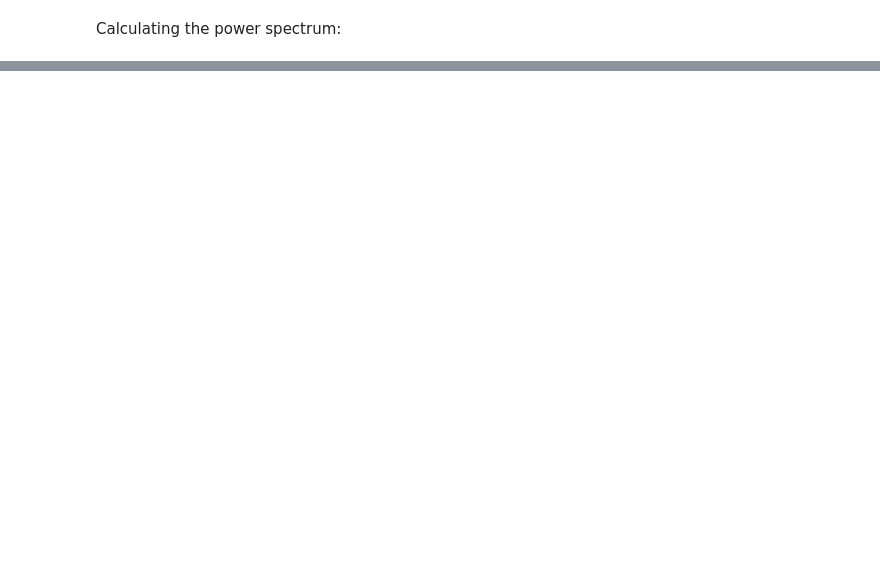
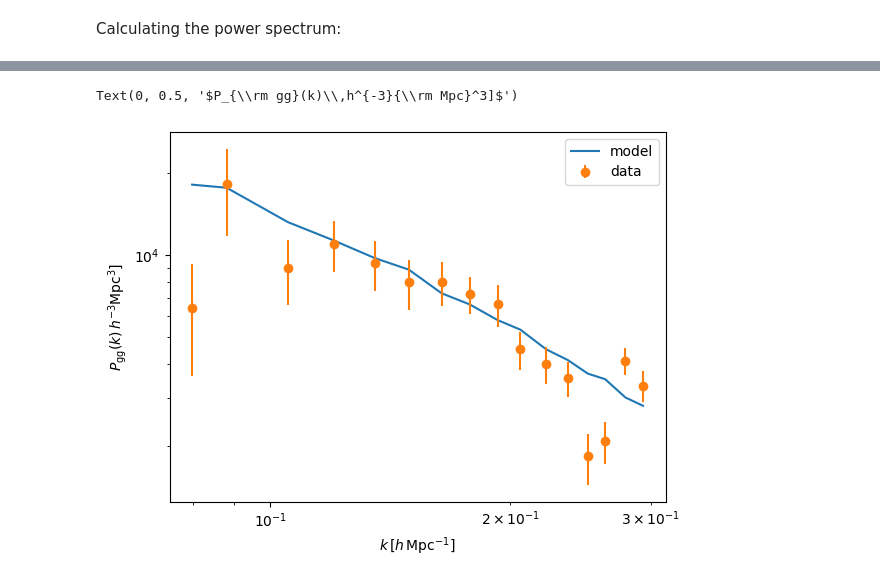
Before and after one commit to zhaotingchen/meer21cm, a Jupyter notebook: docs/source/examples/gama_cross.ipynb, the cells around one changed output, grey strips where cells are left out. Cells and saved outputs as stored; diff of their text form; code cells hidden in the pictures; blank space fills up the shorter version.

```diff
--- a/docs/source/examples/gama_cross.ipynb
+++ b/docs/source/examples/gama_cross.ipynb
@@ -302,0 +437,48 @@ kcuts = [0.052,0.031,0.175,None] #[kperpmin,kparamin,kperpmax,kparamax] (exclude
+# %%
+pmod_1d_gg,keff,_ = ps.get_1d_power(
+    'auto_power_tracer_2_model'
+)
+psn_1d_gg,keff,_ = ps.get_1d_power(
+    shot_noise_g,
+)
+pdata_1d_gg,keff,nmodes = ps.get_1d_power(
+    'auto_power_3d_2',
+)
+
+pmod_1d_cross,keff_c,_ = ps.get_1d_power(
+    'cross_power_tracer_model',
+    k1dweights=k_sel,
+)
+pdata_1d_cross,keff_c,nmodes_c = ps.get_1d_power(
+    'cross_power_3d',
+    k1dweights=k_sel,
+)
+
+pmod_1d_hi,keff_hi,_ = ps.get_1d_power(
+    'auto_power_tracer_1_model',
+    k1dweights=k_sel,
+)
+pdata_1d_hi,keff_hi,nmodes_hi = ps.get_1d_power(
+    'auto_power_3d_1',
+    k1dweights=k_sel,
+)
+# %%
+perror_1d_gg = (pdata_1d_gg)/np.sqrt(nmodes)
+perror_1d_cross = np.sqrt((pdata_1d_cross)**2+pdata_1d_hi*pdata_1d_gg)/np.sqrt(nmodes_c)
+perror_1d_hi = (pdata_1d_hi)/np.sqrt(nmodes_hi)
+# %%
+plt.plot(keff/cosmo.h,pmod_1d_gg*cosmo.h**3,label='model')
+plt.errorbar(keff/cosmo.h,(pdata_1d_gg-psn_1d_gg)*cosmo.h**3,
+             yerr=perror_1d_gg*cosmo.h**3,
+             ls='none',
+             marker='o',
+             label='data')
+
+plt.xscale('log')
+plt.yscale('log')
+plt.legend()
+plt.xlabel(r'$k\,[h\,{\rm Mpc}^{-1}]$')
+plt.ylabel(r'$P_{\rm gg}(k)\,h^{-3}{\rm Mpc}^3]$')
+# %% [output]
+Text(0, 0.5, '$P_{\\rm gg}(k)\\,h^{-3}{\\rm Mpc}^3]$')
+[figure, added]
```
Also changed, not shown: parts of 36 cells of this notebook.
